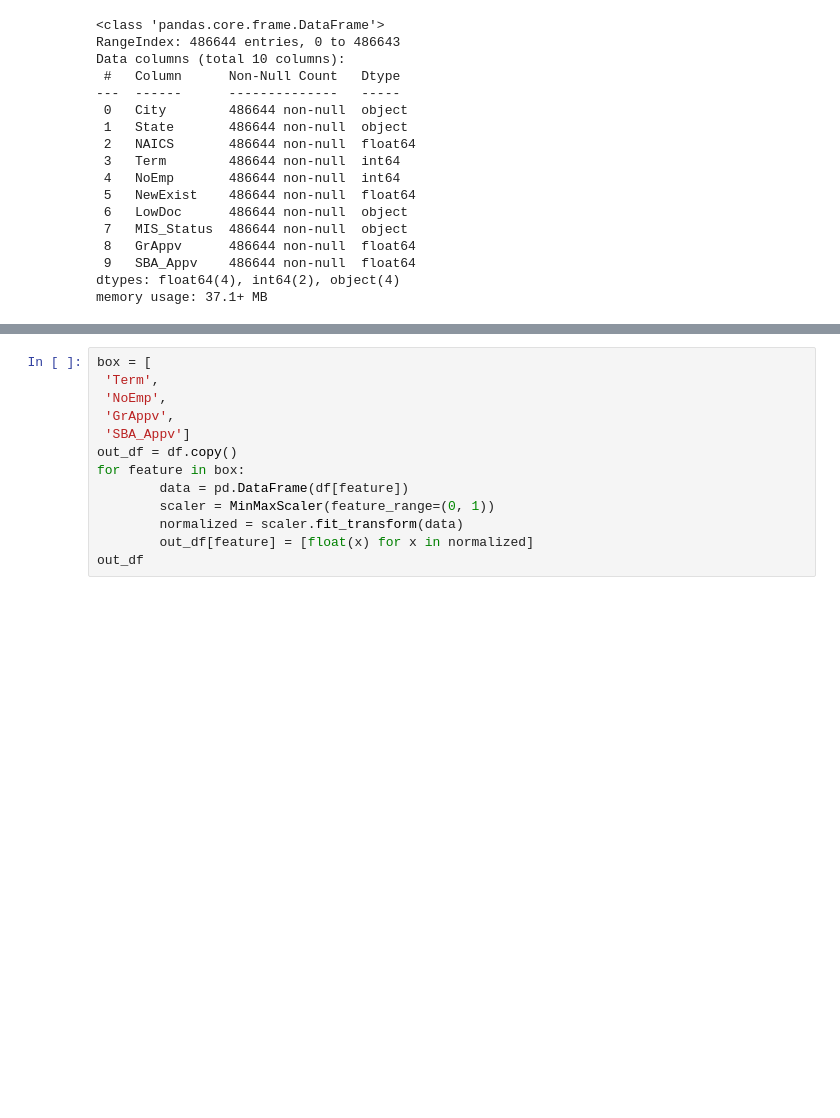
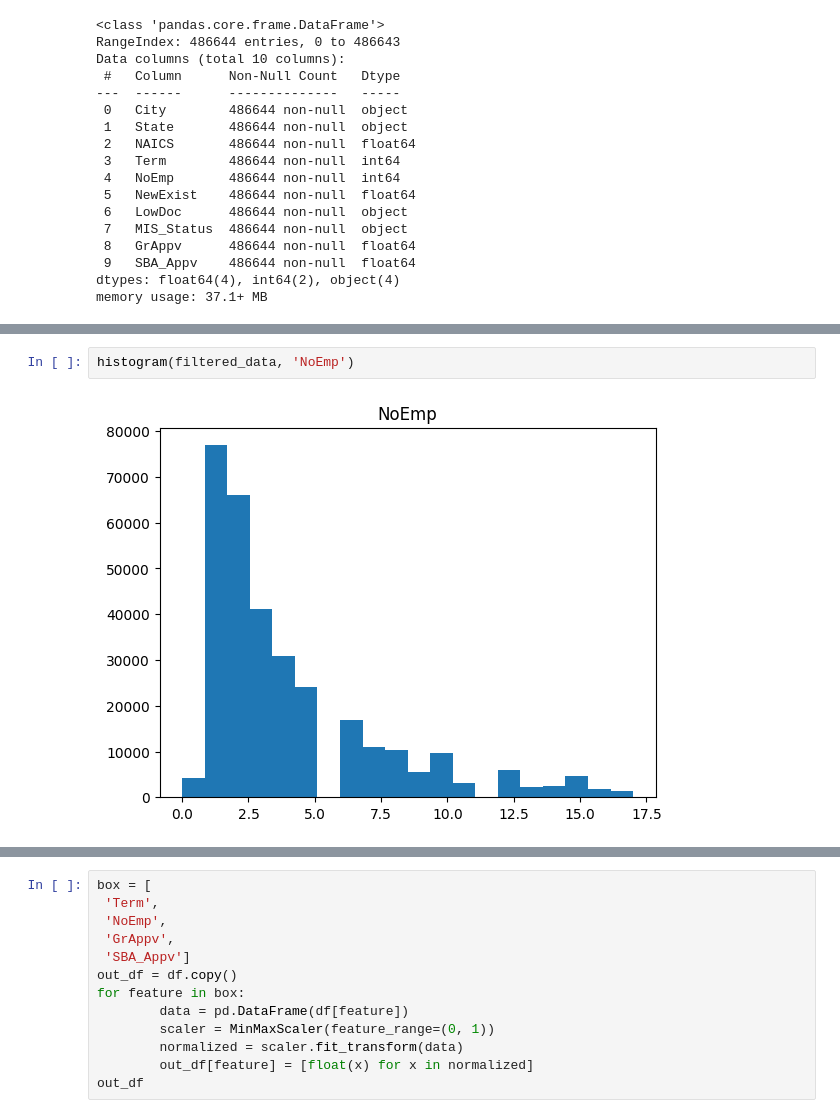
Before and after one commit to sehilnlf/LoanClassification, a Jupyter notebook: Normalization.ipynb, the cells around one changed output, grey strips where cells are left out. Drawn from its saved outputs; the diff is of its cells as text; blank space fills up the shorter version.

```diff
--- a/Normalization.ipynb
+++ b/Normalization.ipynb
@@ -71,0 +139,4 @@ box
+# %%
+histogram(filtered_data, 'NoEmp')
+# %% [output]
+[figure, added]
```
Also changed, not shown: parts of 14 cells of this notebook.
